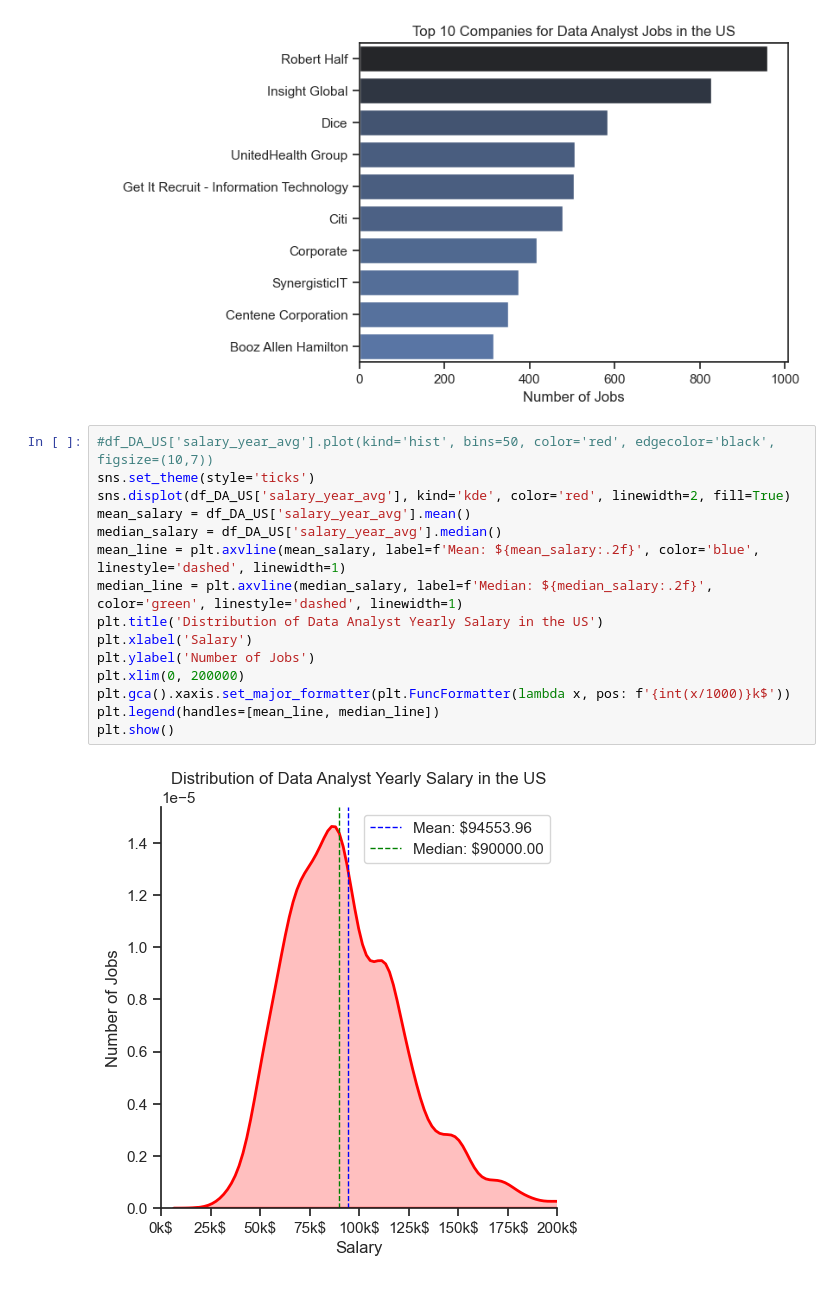
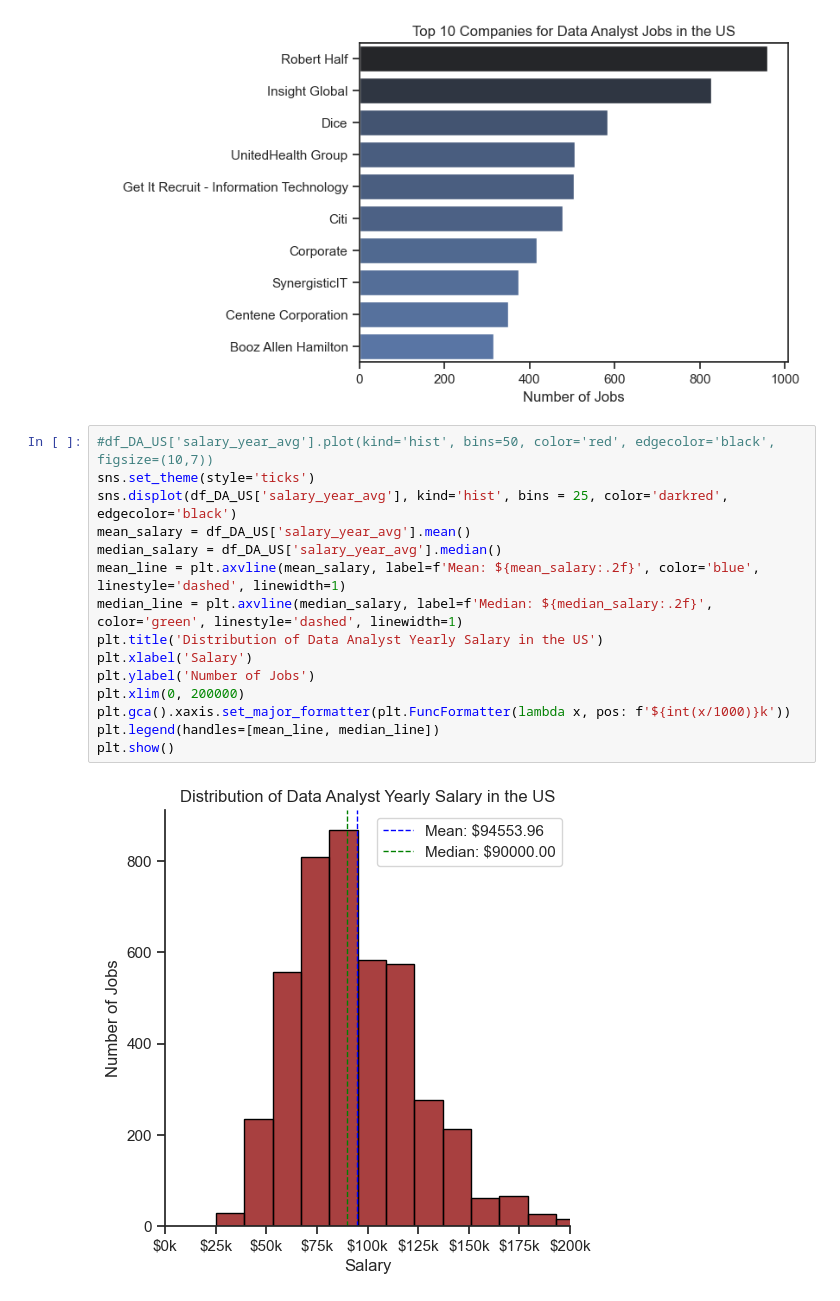
Before and after one commit to phanimoo/Python-Course, a Jupyter notebook: Python_Data_Project/3_Project/1_EDA_intro.ipynb, the cells around one changed output. Cells and saved outputs as stored; diff of their text form.

Commit message:
update salary dist

```diff
--- a/Python_Data_Project/3_Project/1_EDA_intro.ipynb
+++ b/Python_Data_Project/3_Project/1_EDA_intro.ipynb
@@ -75,17 +75,17 @@ plt.show()
 # %%
 #df_DA_US['salary_year_avg'].plot(kind='hist', bins=50, color='red', edgecolor='black', figsize=(10,7))
 sns.set_theme(style='ticks')
-sns.displot(df_DA_US['salary_year_avg'], kind='kde', color='red', linewidth=2, fill=True)
+sns.displot(df_DA_US['salary_year_avg'], kind='hist', bins = 25, color='darkred', edgecolor='black')
 mean_salary = df_DA_US['salary_year_avg'].mean()
 median_salary = df_DA_US['salary_year_avg'].median()
 mean_line = plt.axvline(mean_salary, label=f'Mean: ${mean_salary:.2f}', color='blue', linestyle='dashed', linewidth=1)
 median_line = plt.axvline(median_salary, label=f'Median: ${median_salary:.2f}', color='green', linestyle='dashed', linewidth=1)
 plt.title('Distribution of Data Analyst Yearly Salary in the US')
 plt.xlabel('Salary')
 plt.ylabel('Number of Jobs')
 plt.xlim(0, 200000)
-plt.gca().xaxis.set_major_formatter(plt.FuncFormatter(lambda x, pos: f'{int(x/1000)}k$'))
+plt.gca().xaxis.set_major_formatter(plt.FuncFormatter(lambda x, pos: f'${int(x/1000)}k'))
 plt.legend(handles=[mean_line, median_line])
 plt.show()
 # %% [output]
-[figure, old version]
+[figure, new version]
```
